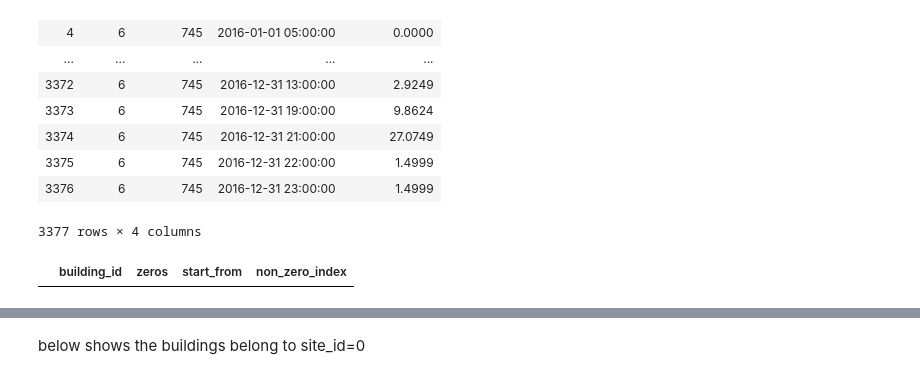
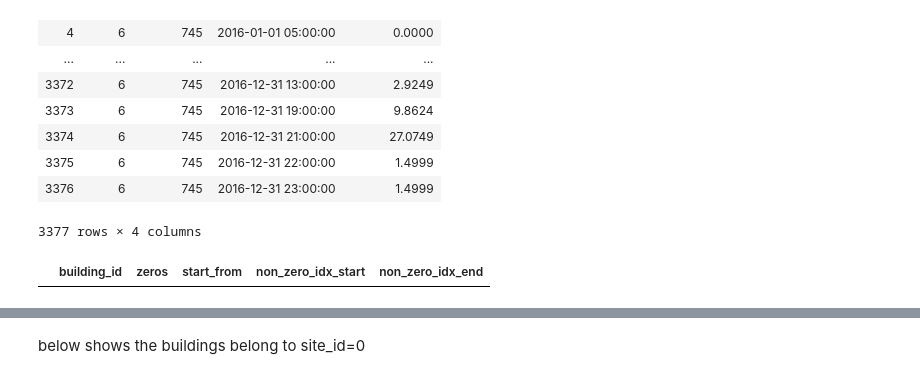
Before and after one commit to Runmangogo/Kaggle_ASHRAE_energy, a Jupyter notebook: DataCleaningforY.ipynb, the cells around one changed output, grey strips where cells are left out. Saved outputs shown, nothing was run; the diff lists cells and outputs as text; code cells hidden in the pictures.

```diff
--- a/DataCleaningforY.ipynb
+++ b/DataCleaningforY.ipynb
@@ -134,10 +134,10 @@ train_set2.query('building_id == 745')
 # %%
 # create empty DataFrame,
 # I am going to put the number of zeros and indexes with non zero for each building into this DF
-building_non_zero = pd.DataFrame(columns = ['building_id','zeros','start_from','non_zero_index'])
+building_non_zero = pd.DataFrame(columns = ['building_id','zeros','start_from','non_zero_idx_start','non_zero_idx_end'])
 building_non_zero
 # %% [output]
-|  | building_id | zeros | start_from | non_zero_index |
+|  | building_id | zeros | start_from | non_zero_idx_start | non_zero_idx_end |
 # %%
 for each in train_set0.building_id.unique():
     query_temp = 'building_id == ' + str(each)
```
Also changed, not shown: parts of 15 cells of this notebook, 2 other files.
